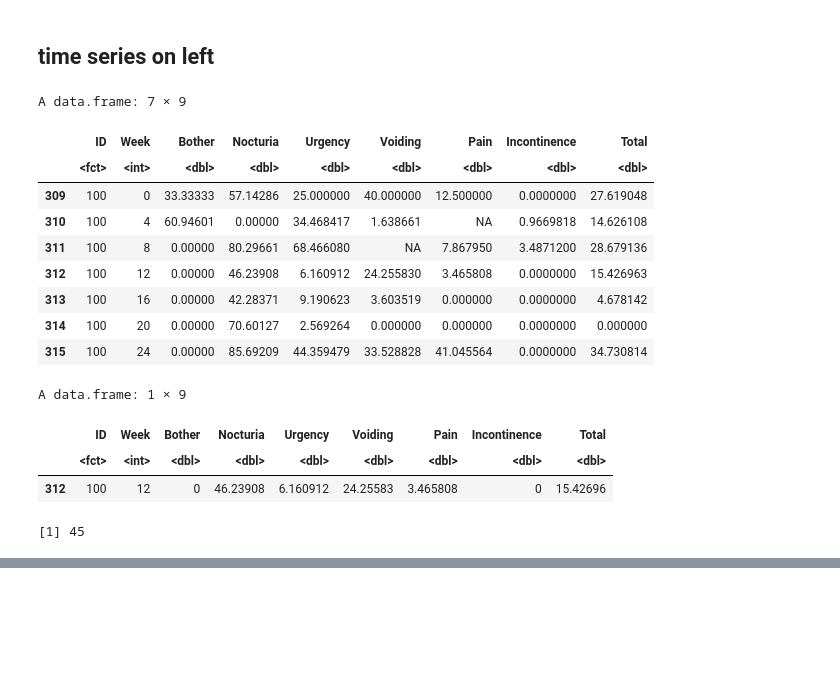
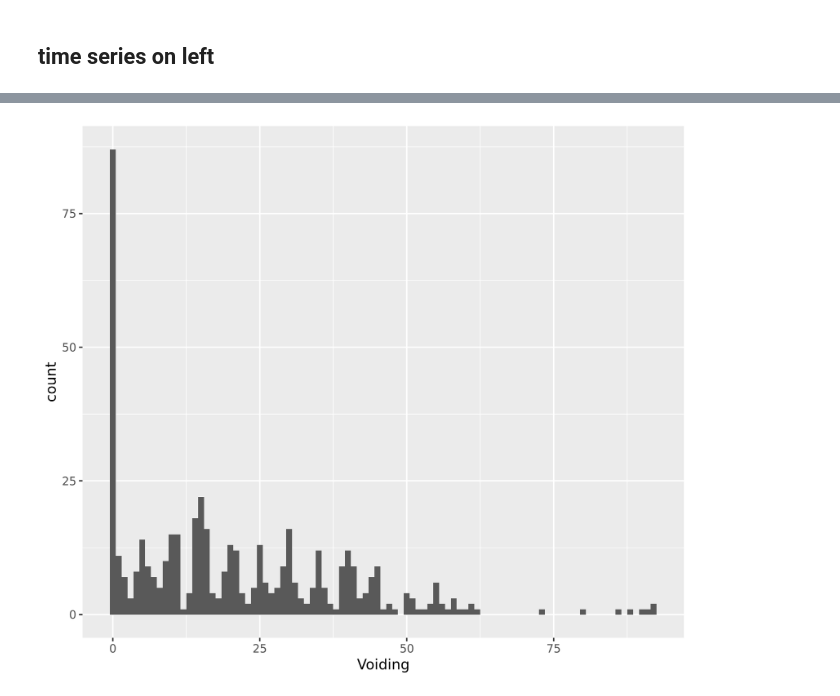
Before and after one commit to nuitrcs/Griffith_LURN_dashboard, a Jupyter notebook: jupyter/AMGtest.ipynb, the cells around one changed output, grey strips where cells are left out. Saved outputs shown, nothing was run; the diff lists cells and outputs as text; code cells hidden in the pictures; blank space fills up the shorter version.

Commit message:
finished density; improved colormaps

```diff
--- a/jupyter/AMGtest.ipynb
+++ b/jupyter/AMGtest.ipynb
@@ -1641,24 +1602,10 @@ merged_df_clean_limit_week[!(merged_df_clean_limit_week$Symptom == "Total"),]
-# %%
-syn_long_dat[syn_long_dat$ID == input_params$patient_id, ]
-# %% [output]
-A data.frame: 7 × 9
-|  | ID | Week | Bother | Nocturia | Urgency | Voiding | Pain | Incontinence | Total |
-|  | <fct> | <int> | <dbl> | <dbl> | <dbl> | <dbl> | <dbl> | <dbl> | <dbl> |
-| 309 | 100 | 0 | 33.33333 | 57.14286 | 25.000000 | 40.000000 | 12.500000 | 0.0000000 | 27.619048 |
-| 310 | 100 | 4 | 60.94601 | 0.00000 | 34.468417 | 1.638661 | NA | 0.9669818 | 14.626108 |
-| 311 | 100 | 8 | 0.00000 | 80.29661 | 68.466080 | NA | 7.867950 | 3.4871200 | 28.679136 |
-| 312 | 100 | 12 | 0.00000 | 46.23908 | 6.160912 | 24.255830 | 3.465808 | 0.0000000 | 15.426963 |
-| 313 | 100 | 16 | 0.00000 | 42.28371 | 9.190623 | 3.603519 | 0.000000 | 0.0000000 | 4.678142 |
-| 314 | 100 | 20 | 0.00000 | 70.60127 | 2.569264 | 0.000000 | 0.000000 | 0.0000000 | 0.000000 |
-| 315 | 100 | 24 | 0.00000 | 85.69209 | 44.359479 | 33.528828 | 41.045564 | 0.0000000 | 34.730814 |
-# %%
-syn_week_dat[input_params$patient_row, ]
-# %% [output]
-A data.frame: 1 × 9
-|  | ID | Week | Bother | Nocturia | Urgency | Voiding | Pain | Incontinence | Total |
-|  | <fct> | <int> | <dbl> | <dbl> | <dbl> | <dbl> | <dbl> | <dbl> | <dbl> |
-| 312 | 100 | 12 | 0 | 46.23908 | 6.160912 | 24.25583 | 3.465808 | 0 | 15.42696 |
-# %%
-input_params$patient_row
-# %% [output]
-[1] 45
+# %%
+
+# why does the median not seem to agree with the density plot for Urgency and Voiding??
+# I guess it's because there is a strong peak at zero!
+
+df <- select(syn_week_dat, -c(ID, Week))
+
+
+ggplot(df, aes(x = Voiding)) + geom_histogram(binwidth = 1)
+# %% [output]
@@ -1664,0 +1614 @@ input_params$patient_row
+[figure, added]
```
Also changed, not shown: parts of 13 cells of this notebook, 1 other file.
